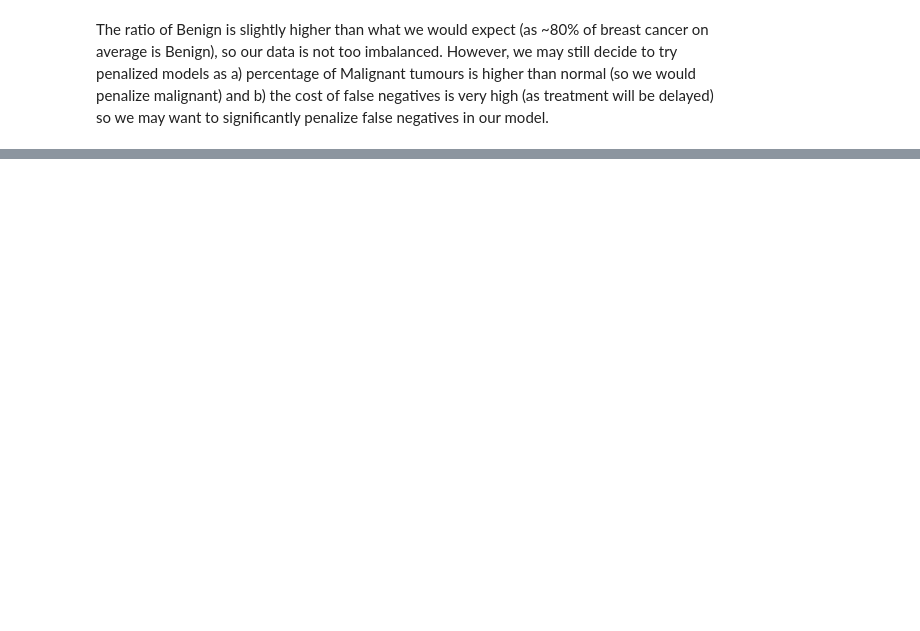
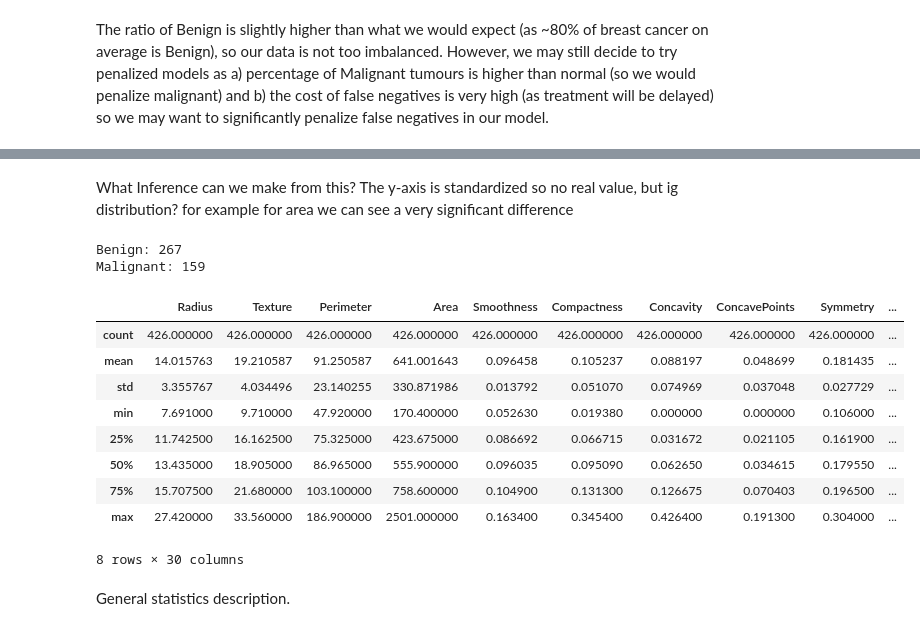
Before and after one commit to Berat03/ml_coursework, a Jupyter notebook: Data Exploration/Data_Load_Explore.ipynb, the cells around one changed output, grey strips where cells are left out. Drawn from its saved outputs; the diff is of its cells as text; code cells hidden in the pictures; blank space fills up the shorter version.

```diff
--- a/Data Exploration/Data_Load_Explore.ipynb
+++ b/Data Exploration/Data_Load_Explore.ipynb
@@ -66,0 +115,22 @@ Look at the correlations between B/M and other varaibles, i.e symmetry is only 0
+# %% [markdown]
+What Inference can we make from this? The y-axis is standardized so no real value, but ig distribution? for example for area we can see a very significant difference
+# %%
+B, M = y.value_counts()  # 0 or False is for having cancer
+print("Benign:", B)
+print("Malignant:", M)
+x.describe()
+# %% [output]
+Benign: 267
+Malignant: 159
+|  | Radius | Texture | Perimeter | Area | Smoothness | Compactness | Concavity | ConcavePoints | Symmetry | ... |
+| count | 426.000000 | 426.000000 | 426.000000 | 426.000000 | 426.000000 | 426.000000 | 426.000000 | 426.000000 | 426.000000 | ... |
+| mean | 14.015763 | 19.210587 | 91.250587 | 641.001643 | 0.096458 | 0.105237 | 0.088197 | 0.048699 | 0.181435 | ... |
+| std | 3.355767 | 4.034496 | 23.140255 | 330.871986 | 0.013792 | 0.051070 | 0.074969 | 0.037048 | 0.027729 | ... |
+| min | 7.691000 | 9.710000 | 47.920000 | 170.400000 | 0.052630 | 0.019380 | 0.000000 | 0.000000 | 0.106000 | ... |
+| 25% | 11.742500 | 16.162500 | 75.325000 | 423.675000 | 0.086692 | 0.066715 | 0.031672 | 0.021105 | 0.161900 | ... |
+| 50% | 13.435000 | 18.905000 | 86.965000 | 555.900000 | 0.096035 | 0.095090 | 0.062650 | 0.034615 | 0.179550 | ... |
+| 75% | 15.707500 | 21.680000 | 103.100000 | 758.600000 | 0.104900 | 0.131300 | 0.126675 | 0.070403 | 0.196500 | ... |
+| max | 27.420000 | 33.560000 | 186.900000 | 2501.000000 | 0.163400 | 0.345400 | 0.426400 | 0.191300 | 0.304000 | ... |
+8 rows × 30 columns
+# %% [markdown]
+General statistics description.
```
Also changed, not shown: parts of 9 cells of this notebook, 2 other files.
